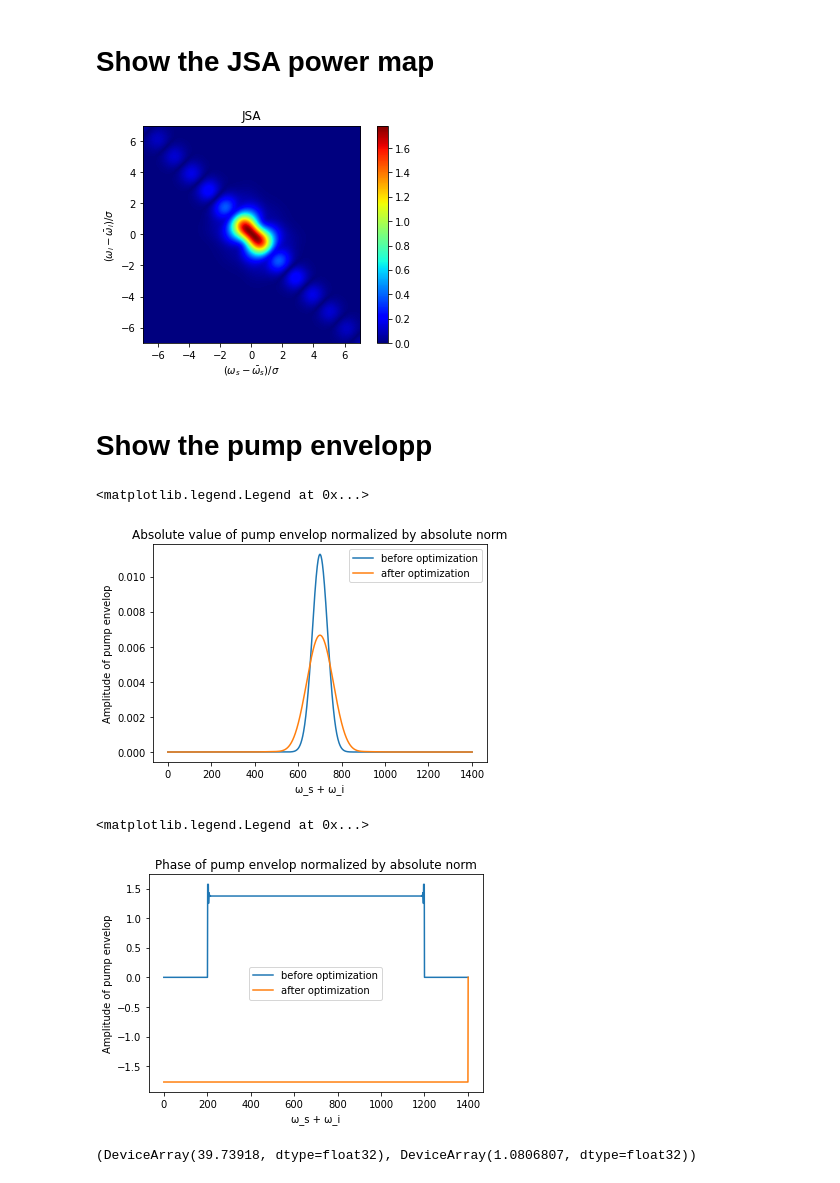
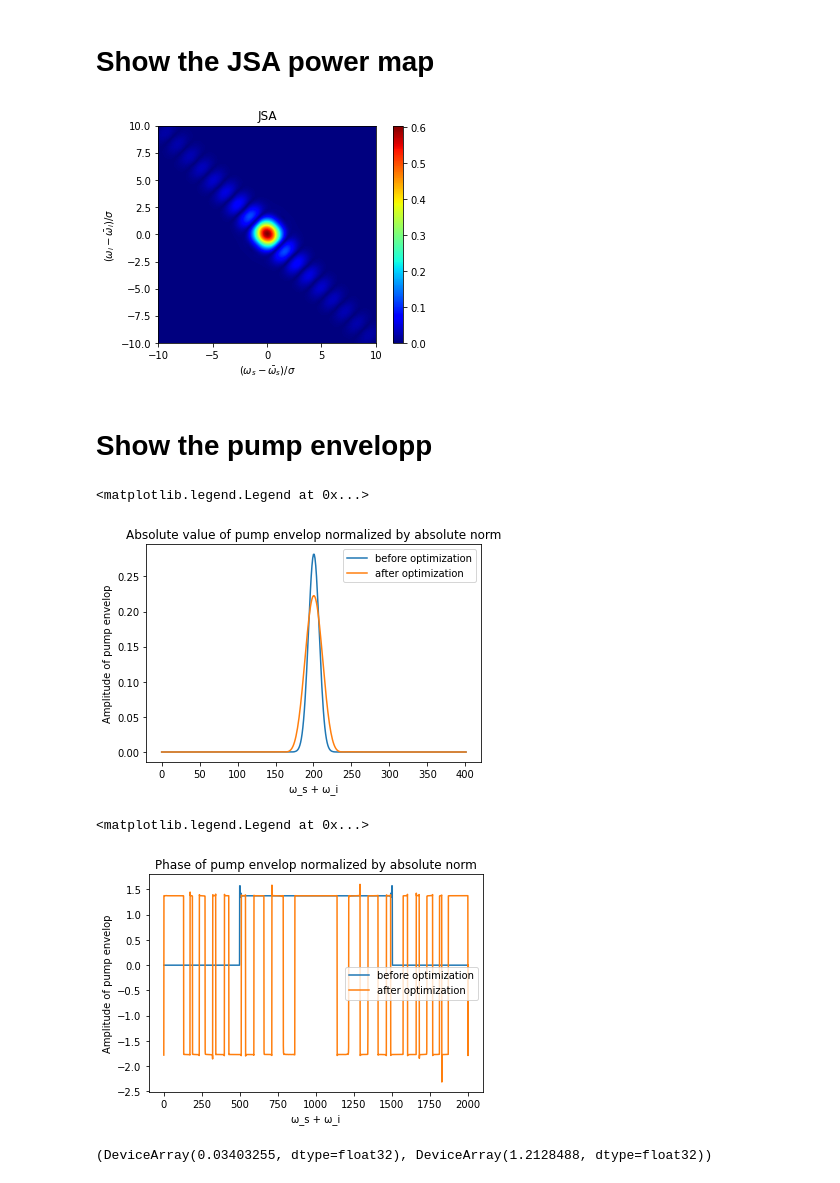
Before and after one commit to polyquantique/optimal_pumps, a Jupyter notebook: using_API.ipynb, the cells around one changed output. Drawn from its saved outputs; the diff is of its cells as text; code cells hidden in the pictures.

```diff
--- a/using_API.ipynb
+++ b/using_API.ipynb
@@ -12,39 +14,21 @@ np.random.seed(0)
 # Initialize the parameters to build U matrix
 # %%
 # power of the pump (if too high, may affect the loss function(increasing loss))
-Np = 0.2
+Np = 0.02
 # create the frequency matrix ω-ω_mean (maybe also influences the quality of the backprop)
-N = 701
-wi = -7
-wf = 7
+N = 401
+wi = -10
+wf = 10
 x = np.linspace(wi, wf, N)
-# get the group velocities for all modes
-vp = 0.1
-sigma = 1
-a = 1.61/1.13
 l = 1
-def symmetric_v(vp, sigma, l, a):
-    vi = vp / (1 - 2 * a * vp / (l * sigma))
-    vs = vp / (1 + 2 * a * vp / (l * sigma))
-    return vs, vi
-vs, vi = symmetric_v(vp, sigma, l, a)
-# prefactor to multiply pump with to obtain F matrix
-alpha = np.sqrt(Np)*(x[len(x) - 1] - x[0])/(len(x) - 1)/(np.sqrt(2 * np.pi * vs * vi * vp))
-# initialize the G and H matrices without cross phase modulation
-G = np.diag((1/vs - 1/vp)*x)
-H = np.diag((1/vi - 1/vp)*x)
+alpha, G, H = init_value.get_constants(l, wi, wf, Np, N)
 # %% [markdown]
 # Initialize the desired value for mean pair number (N) and Schmidt number (K)
 # %%
-y_N = 40
+y_N = 0.01
 y_K = 1
 # %% [markdown]
 # Initializing with a gaussian pump
-# %%
-def get_total_loss(a, size: int, alpha, G, H, l, y_N, y_K):
-    loss_K = optimization_SPDC.get_euclidean_loss_K(a, size, alpha, G, H, l, y_K)
-    loss_N = optimization_SPDC.get_euclidean_loss_N(a, size, alpha, G, H, l, y_N)
-    return loss_K + loss_N
 # %%
 # if initialized with imaginary part not equal to real, can get a certain phase
 # here the initial imaginary part is 5 times the initial real part
@@ -79,7 +71,7 @@ ax.set_ylabel(r"$(\omega_{i}-\bar{\omega}_{i})/\sigma$")
 plt.colorbar(im, orientation="vertical")
 plt.show()
 # %% [output]
-[figure, old version]
+[figure, new version]
 # %% [markdown]
 # Show the pump envelopp
 # %%
@@ -91,18 +83,18 @@ plt.plot(jnp.abs(complex_opt_a/(jnp.linalg.norm(complex_opt_a))), label = "after
 plt.legend()
 # %% [output]
 <matplotlib.legend.Legend at 0x...>
-[figure, old version]
+[figure, new version]
 # %%
 plt.title("Phase of pump envelop normalized by absolute norm")
 plt.xlabel("ω_s + ω_i")
 plt.ylabel("Amplitude of pump envelop")
 plt.plot(jnp.angle(complex_a/(jnp.linalg.norm(complex_a))), label = "before optimization")
-plt.plot(jnp.angle(complex_opt_a/(jnp.linal.norm(complex_opt_a))), label = "after optimization")
+plt.plot(jnp.angle(complex_opt_a/(jnp.linalg.norm(complex_opt_a))), label = "after optimization")
 plt.legend()
 # %% [output]
 <matplotlib.legend.Legend at 0x...>
-[figure, old version]
+[figure, new version]
 # %%
 optimization_SPDC.get_observables(optimized_a, N, alpha, G, H, l)
 # %% [output]
-(DeviceArray(39.73918, dtype=float32), DeviceArray(1.0806807, dtype=float32))
+(DeviceArray(0.03403255, dtype=float32), DeviceArray(1.2128488, dtype=float32))
```
Also changed, not shown: parts of 4 cells of this notebook, 6 other files.
